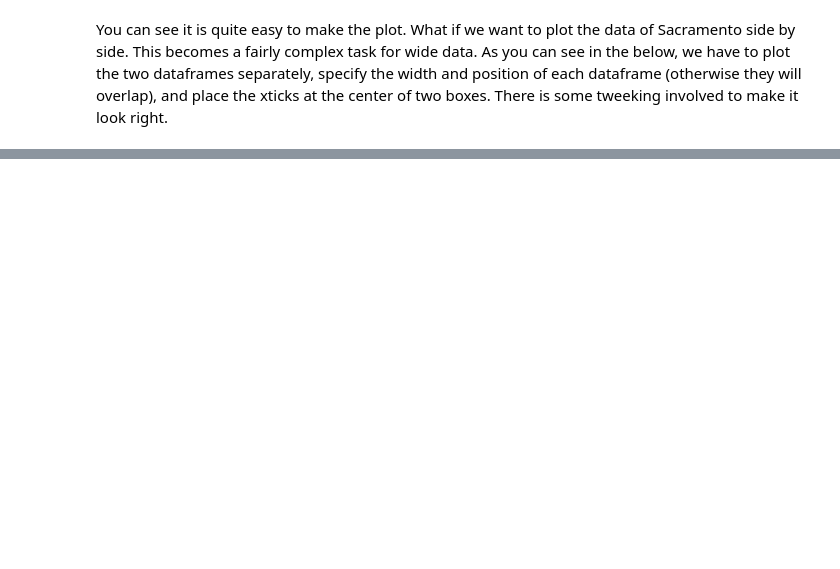
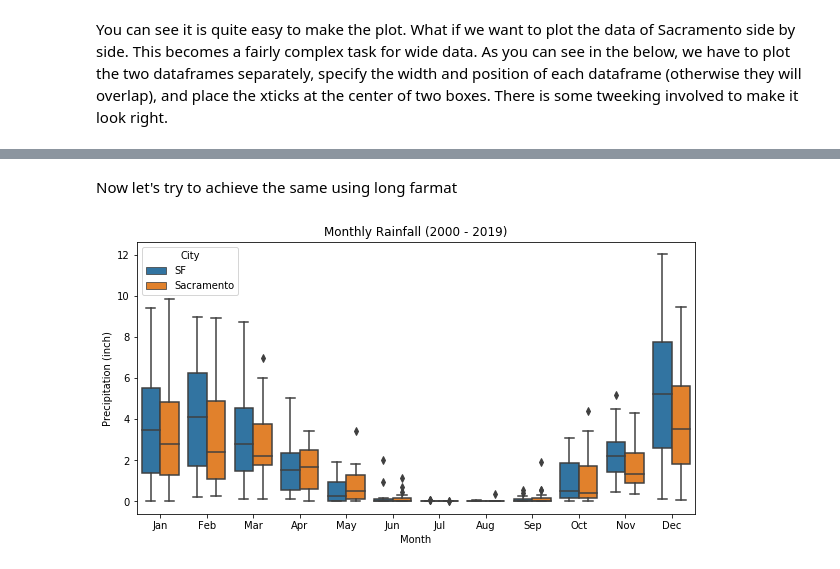
Before and after one commit to trisidoan/ML_engineering_degree, a Jupyter notebook: Wide_to_longFormat_for_visualization.ipynb, the cells around one changed output, grey strips where cells are left out. Drawn from its saved outputs; the diff is of its cells as text; code cells hidden in the pictures; blank space fills up the shorter version.

Commit message:
Add convert long to wide

```diff
--- a/Wide_to_longFormat_for_visualization.ipynb
+++ b/Wide_to_longFormat_for_visualization.ipynb
@@ -193,0 +205,11 @@ plt.show()
+# %% [markdown]
+Now let's try to achieve the same using long farmat
+# %%
+plt.figure(figsize = (10, 5))
+sf_box_long = sns.boxplot(y = 'Precipitation', x = 'Month', hue = 'City', data = combine_long)
+plt.xlabel('Month')
+plt.ylabel('Precipitation (inch)')
+plt.title('Monthly Rainfall (2000 - 2019)')
+plt.show()
+# %% [output]
+[figure, added]
```
Also changed, not shown: parts of 8 cells of this notebook.
